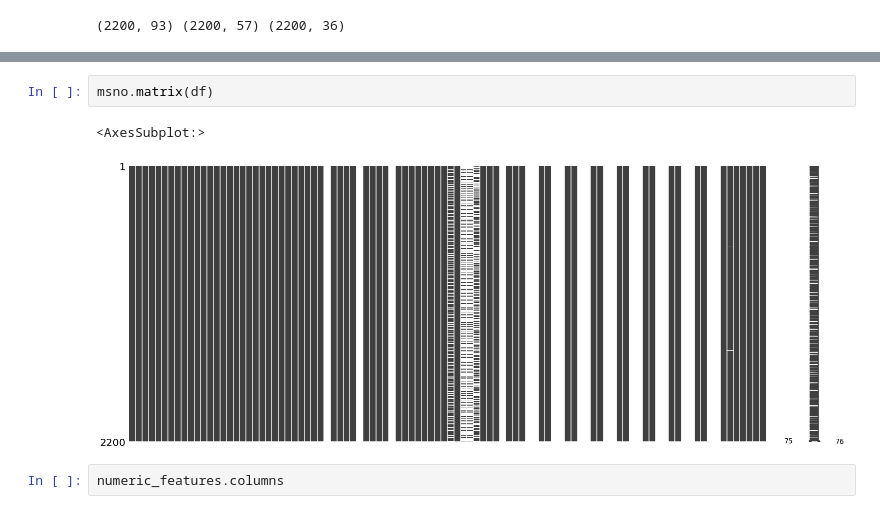
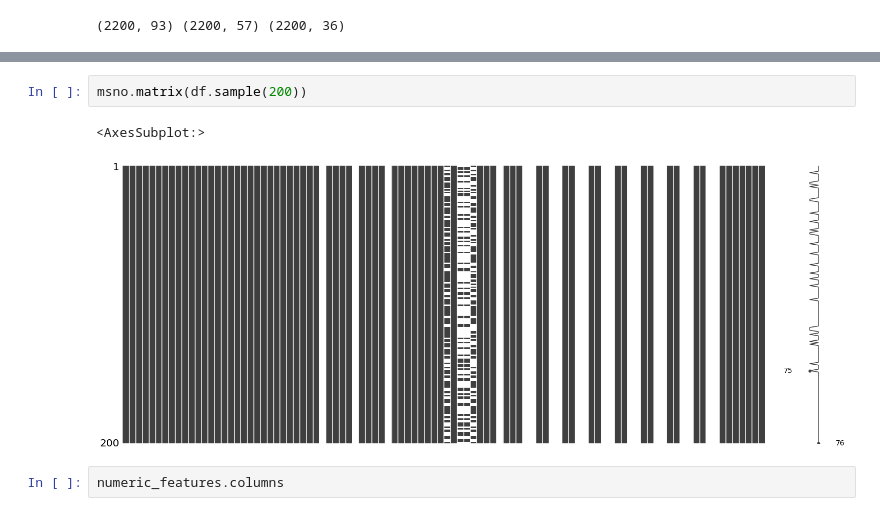
Before and after one commit to EyeofBeholder-NLeSC/play-around-sample-set, a Jupyter notebook: notebooks/IPM_data_cleansing.ipynb, the cells around one changed output, grey strips where cells are left out. Drawn from its saved outputs; the diff is of its cells as text.

```diff
--- a/notebooks/IPM_data_cleansing.ipynb
+++ b/notebooks/IPM_data_cleansing.ipynb
@@ -16,8 +25,8 @@ print(df.shape, numeric_features.shape, categorical_features.shape)
 # %%
-msno.matrix(df)
+msno.matrix(df.sample(200))
 # %% [output]
 <AxesSubplot:>
-[figure, old version]
+[figure, new version]
 # %%
 numeric_features.columns
 # %% [output]
```
Also changed, not shown: parts of 1 cell of this notebook.
